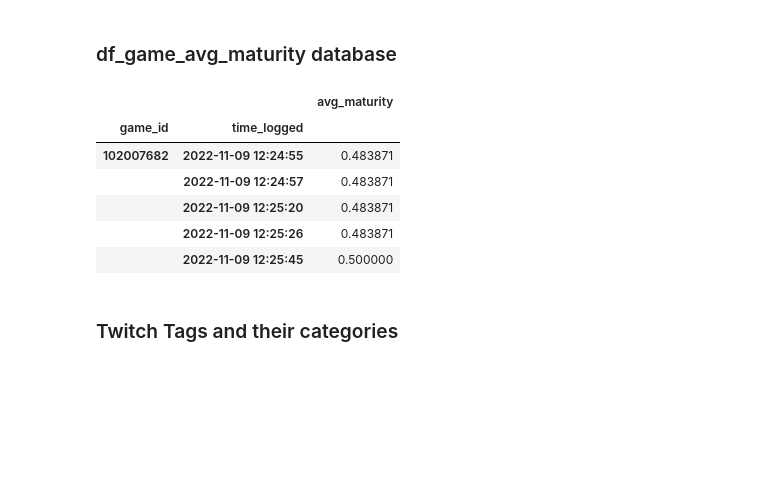
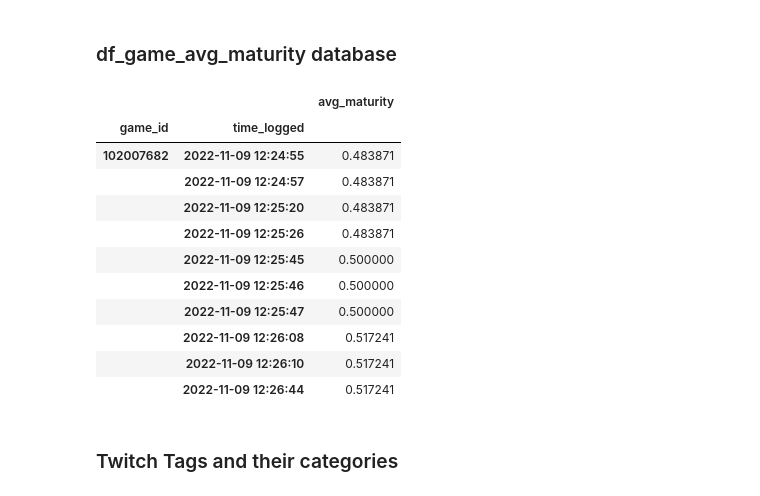
Before and after one commit to parthpahwa1/CSE-6242-Project, a Jupyter notebook: Twitch_PostgreSQL_database.ipynb, the cells around one changed output. Cells and saved outputs as stored; diff of their text form; code cells hidden in the pictures; blank space fills up the shorter version.

```diff
--- a/Twitch_PostgreSQL_database.ipynb
+++ b/Twitch_PostgreSQL_database.ipynb
@@ -125,22 +125,27 @@ stream_data_ENG.head()
 # %%
 # Generating a temp database
 df = stream_data_ENG[["game_id", "time_logged", "is_mature"]].copy()
 
 # changing the format of the col
 df["game_id"] = df["game_id"].astype('str')
 df["avg_maturity"] = df["is_mature"].astype('float')
 
 # Grouping by "game_id" and "time_logged" and its avg "is_mature"
 df_game_avg_maturity = df.groupby(["game_id", "time_logged"]).mean()
-df_game_avg_maturity.head()
+df_game_avg_maturity.head(10)
 # %% [output]
 |  |  | avg_maturity |
 | game_id | time_logged |  |
 | 102007682 | 2022-11-09 12:24:55 | 0.483871 |
 |  | 2022-11-09 12:24:57 | 0.483871 |
 |  | 2022-11-09 12:25:20 | 0.483871 |
 |  | 2022-11-09 12:25:26 | 0.483871 |
 |  | 2022-11-09 12:25:45 | 0.500000 |
+|  | 2022-11-09 12:25:46 | 0.500000 |
+|  | 2022-11-09 12:25:47 | 0.500000 |
+|  | 2022-11-09 12:26:08 | 0.517241 |
+|  | 2022-11-09 12:26:10 | 0.517241 |
+|  | 2022-11-09 12:26:44 | 0.517241 |
 # %% [markdown]
 ### Twitch Tags and their categories
 # %%
```
